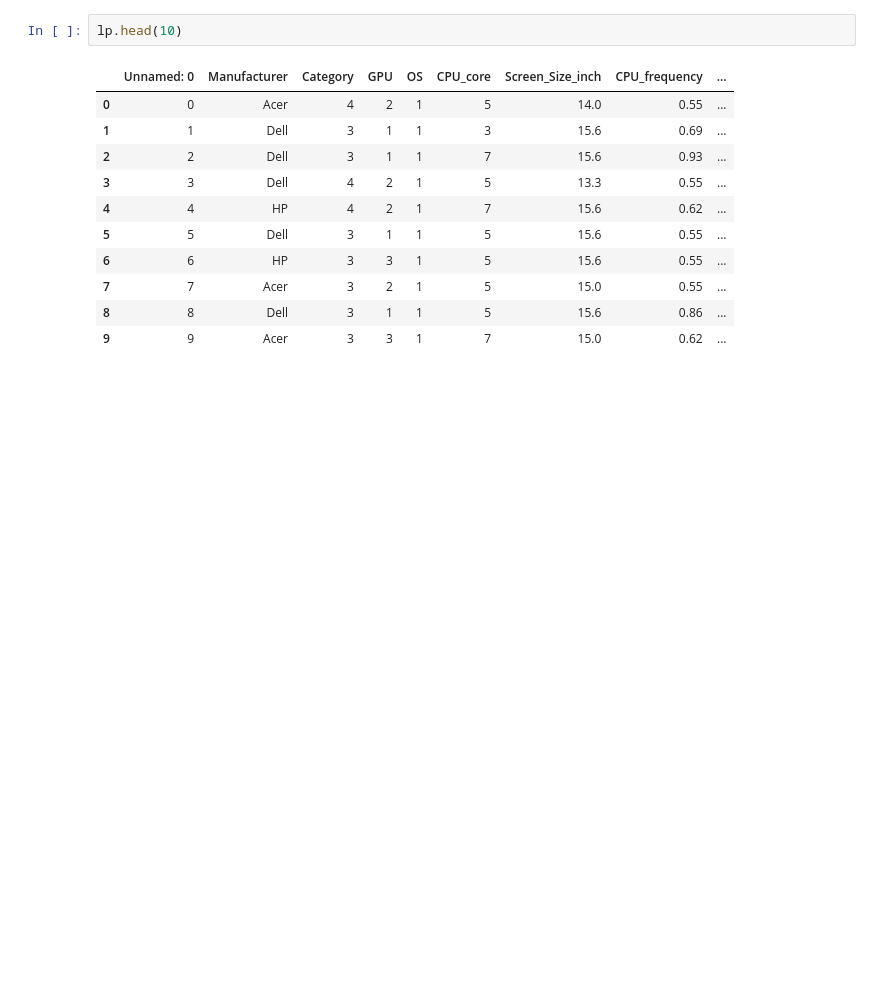
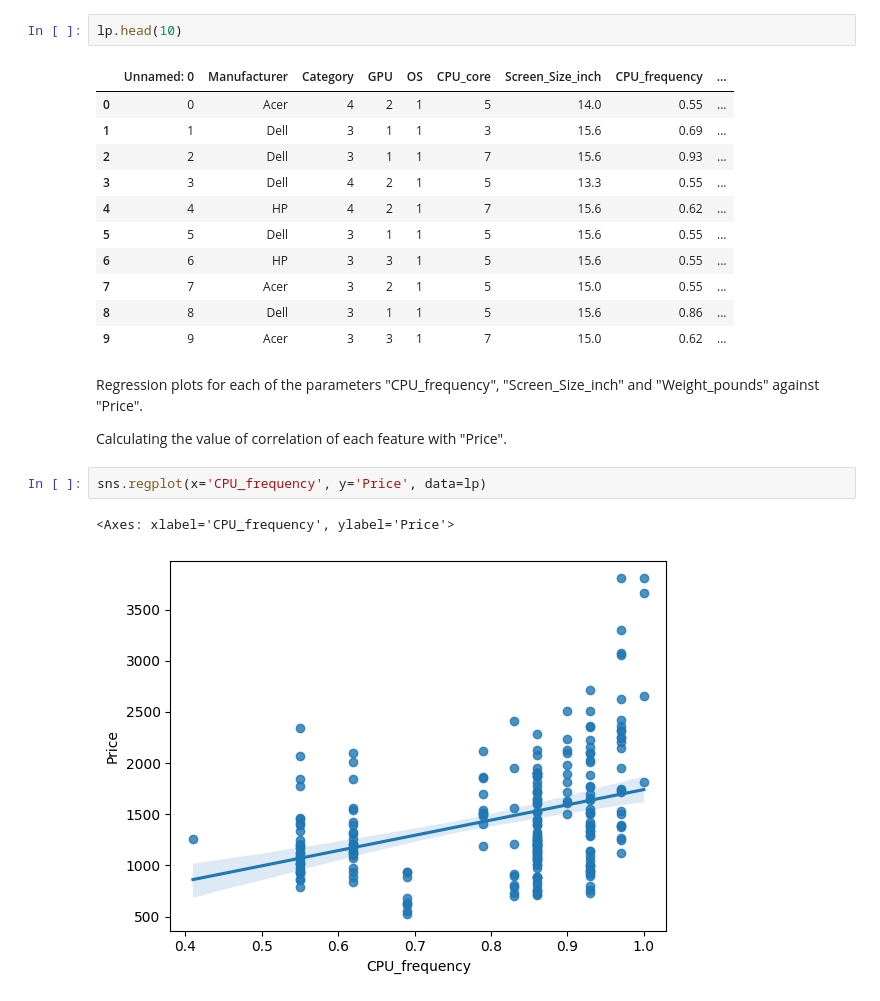
Before and after one commit to MaliniVibin1502/python, a Jupyter notebook: Laptoppricing.ipynb, the cells around one changed output. Drawn from its saved outputs; the diff is of its cells as text; blank space fills up the shorter version.

```diff
--- a/Laptoppricing.ipynb
+++ b/Laptoppricing.ipynb
@@ -310,3 +318,12 @@ lp.head(10)
 | 7 | 7 | Acer | 3 | 2 | 1 | 5 | 15.0 | 0.55 | ... |
 | 8 | 8 | Dell | 3 | 1 | 1 | 5 | 15.6 | 0.86 | ... |
 | 9 | 9 | Acer | 3 | 3 | 1 | 7 | 15.0 | 0.62 | ... |
+# %% [markdown]
+Regression plots for each of the parameters "CPU_frequency", "Screen_Size_inch" and "Weight_pounds" against "Price".
+
+Calculating the value of correlation of each feature with "Price".
+# %%
+sns.regplot(x='CPU_frequency', y='Price', data=lp)
+# %% [output]
+<Axes: xlabel='CPU_frequency', ylabel='Price'>
+[figure, added]
```
Also changed, not shown: parts of 20 cells of this notebook.
